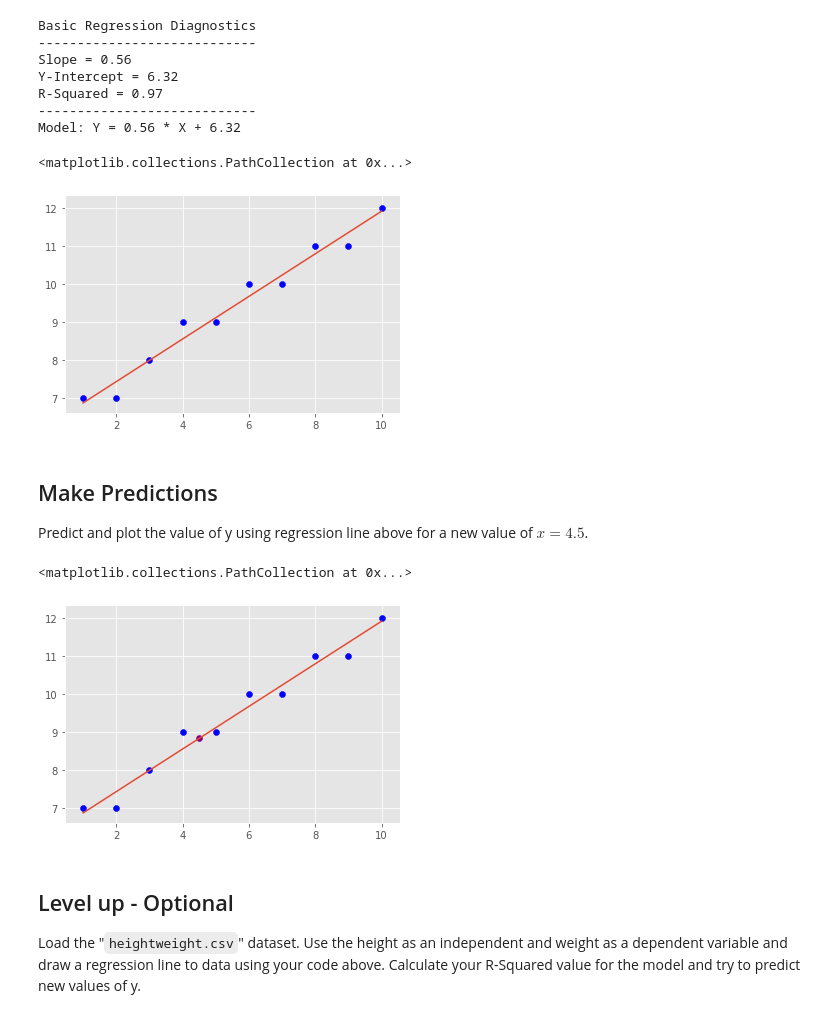
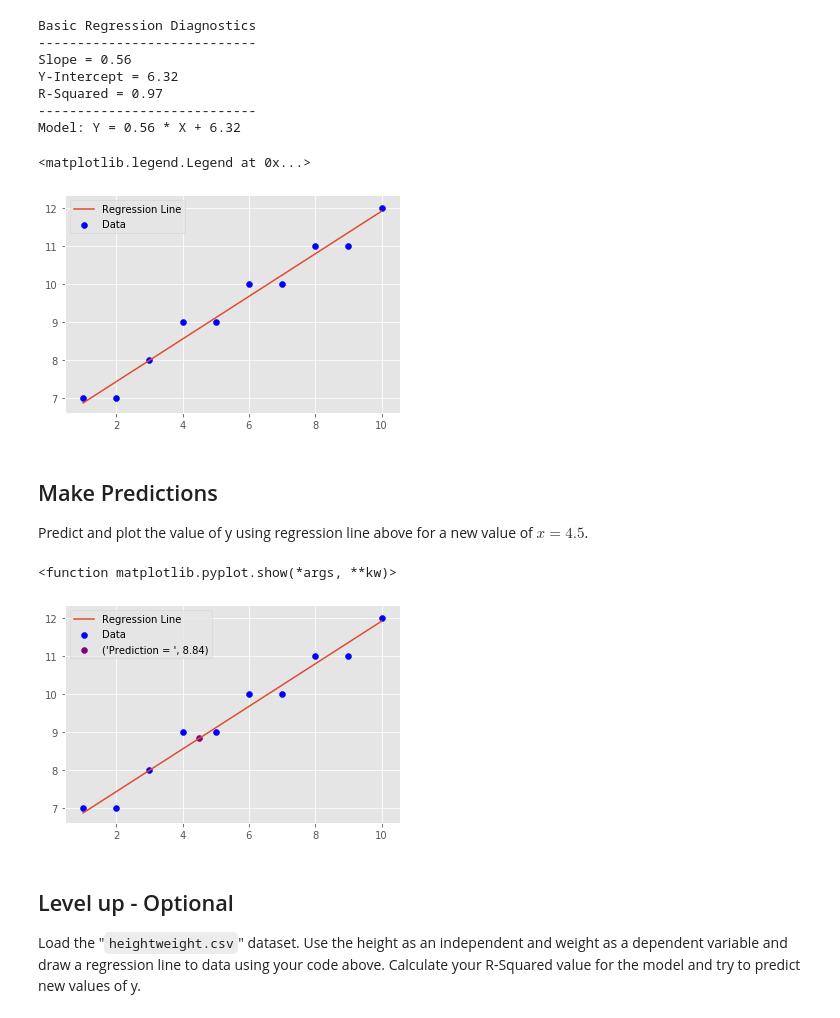
Before and after one commit to jnels13/dsc-complete-regression-lab-online-ds-sp-000, a Jupyter notebook: index.ipynb, the cells around one changed output. Drawn from its saved outputs; the diff is of its cells as text; code cells hidden in the pictures.

Commit message:
Now I have a legend

```diff
--- a/index.ipynb
+++ b/index.ipynb
@@ -84,9 +84,10 @@ Model: Y = 0.56 * X + 6.32
 # %%
 plt.plot(X, reg_line(X), label = 'Regression Line')
 plt.scatter(X,Y, label = 'Data', color = 'blue')
+plt.legend()
 # %% [output]
-<matplotlib.collections.PathCollection at 0x...>
+<matplotlib.legend.Legend at 0x...>
-[figure, old version]
+[figure, new version]
 # %% [markdown]
 ## Make Predictions
 
@@ -94,11 +95,13 @@ Predict and plot the value of y using regression line above for a new value of $
 # %%
 # Make prediction for x = 4.5 and visualize on the scatter plot
 plt.plot(X, reg_line(X), label = 'Regression Line')
 plt.scatter(X,Y, label = 'Data', color = 'blue')
-plt.scatter(4.5,reg_line(4.5), label = ('Prediction =', reg_line(4.5)), color = 'purple')
+plt.scatter(4.5,reg_line(4.5), label = ('Prediction = ', reg_line(4.5)), color = 'purple')
+plt.legend()
+plt.show
 # %% [output]
-<matplotlib.collections.PathCollection at 0x...>
+<function matplotlib.pyplot.show(*args, **kw)>
-[figure, old version]
+[figure, new version]
 # %% [markdown]
 ## Level up - Optional
 Load the "`heightweight.csv`" dataset. Use the height as an independent and weight as a dependent variable and draw a regression line to data using your code above. Calculate your R-Squared value for the model and try to predict new values of y.
```
Also changed, not shown: parts of 1 cell of this notebook.
